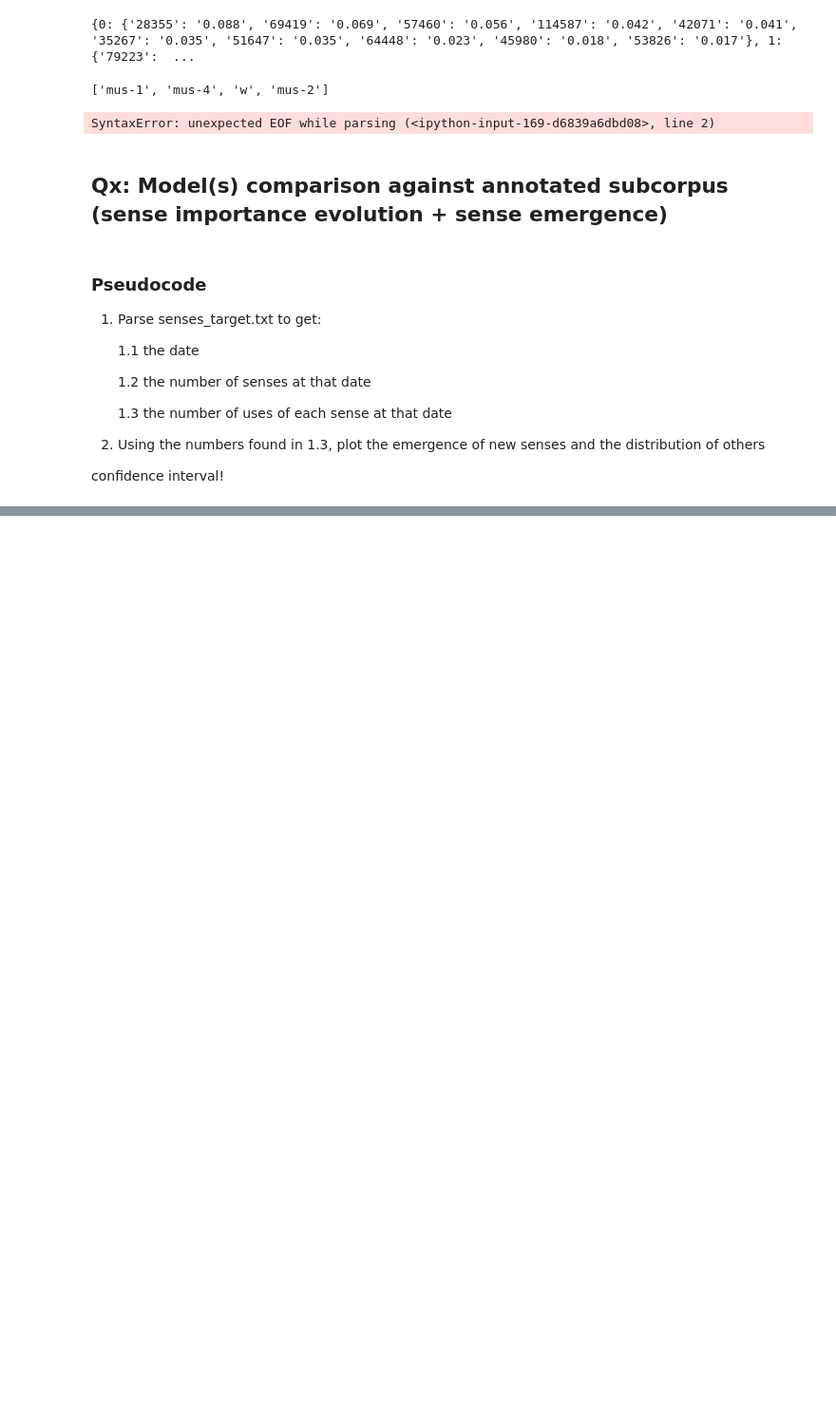
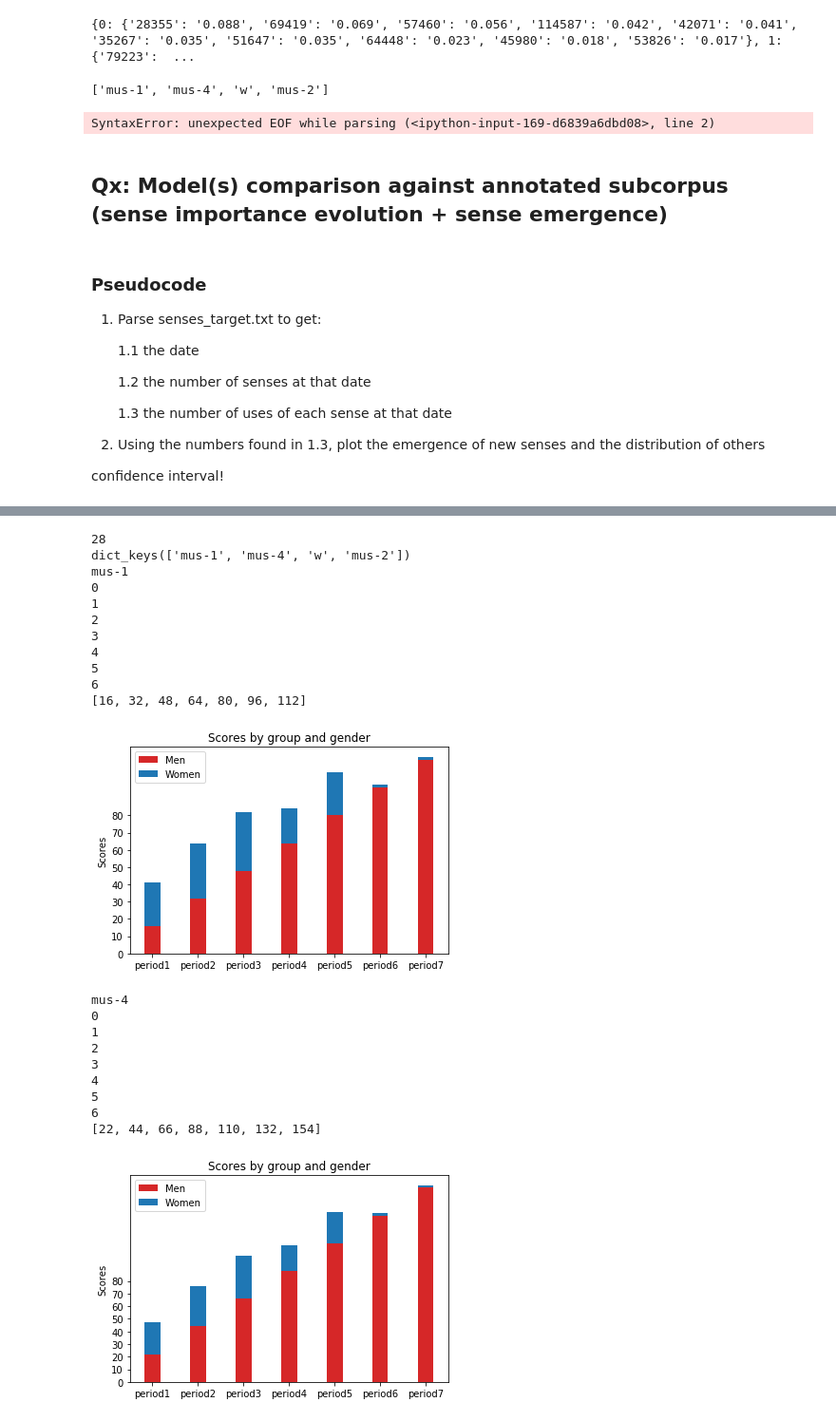
Before and after one commit to alan-turing-institute/seed-semantic-change, a Jupyter notebook: evaluation/evaluation_script.ipynb, the cells around one changed output, grey strips where cells are left out. Shown at 95% size. Cells and saved outputs as stored; diff of their text form; code cells hidden in the pictures; blank space fills up the shorter version.

Commit message:
attempt at plotting

```diff
--- a/evaluation/evaluation_script.ipynb
+++ b/evaluation/evaluation_script.ipynb
@@ -481,0 +529,16 @@ confidence interval!
+# %%
+number_of_slices = 7 # that's what the model outputs now
+slice_duration = (latest_sense - earliest_sense)/number_of_slices
+print(slice_duration)
+
+slice_years = dict()
+
+for period in range(0,number_of_slices):
+    slice_years[period] = list()
+    for i in range(earliest_sense,latest_sense):
+        if i < earliest_sense + slice_duration:
+            slice_years[period].append(i)
+
+#print(slice_years)
+
+# slice_years[period] contains, for each period ('total of number_of_slices' periods), all possible years in that time slice
@@ -481,0 +630,56 @@ confidence interval!
+# %%
+print(len(list(sense_date_amount.keys())))
+
+print(sense_year.keys())
+for sense in sense_year.keys():
+    print(sense)
+    compteur = list()
+    for key in sense_date_amount.keys():
+        if key[0] == sense:
+            print(key[1])
+            compteur.append(sense_date_amount[key])
+
+    print(compteur)
+    N = number_of_slices
+    #menMeans = (20, 35, 30, 35, 27, 2, 2)
+    menMeans = tuple(compteur)
+    womenMeans = (25, 32, 34, 20, 25, 2, 2)
+    menStd = (2, 3, 4, 1, 2, 2, 2)
+    womenStd = (3, 5, 2, 3, 3, 2, 2)
+    ind = np.arange(N)    # the x locations for the groups
+    width = 0.35       # the width of the bars: can also be len(x) sequence
+
+    p1 = plt.bar(ind, menMeans, width, color='#d62728')
+    p2 = plt.bar(ind, womenMeans, width,
+             bottom=menMeans)
+
+    plt.ylabel('Scores')
+    plt.title('Scores by group and gender')
+    plt.xticks(ind, ('period1', 'period2', 'period3', 'period4', 'period5','period6','period7'))
+    plt.yticks(np.arange(0, 81, 10))
+    plt.legend((p1[0], p2[0]), ('Men', 'Women'))
+
+    plt.show()
+# %% [output]
+28
+dict_keys(['mus-1', 'mus-4', 'w', 'mus-2'])
+mus-1
+0
+1
+2
+3
+4
+5
+6
+[16, 32, 48, 64, 80, 96, 112]
+[figure, added]
+mus-4
+0
+1
+2
+3
+4
+5
+6
+[22, 44, 66, 88, 110, 132, 154]
+[figure, added]
```
Also changed, not shown: parts of 7 cells of this notebook.
